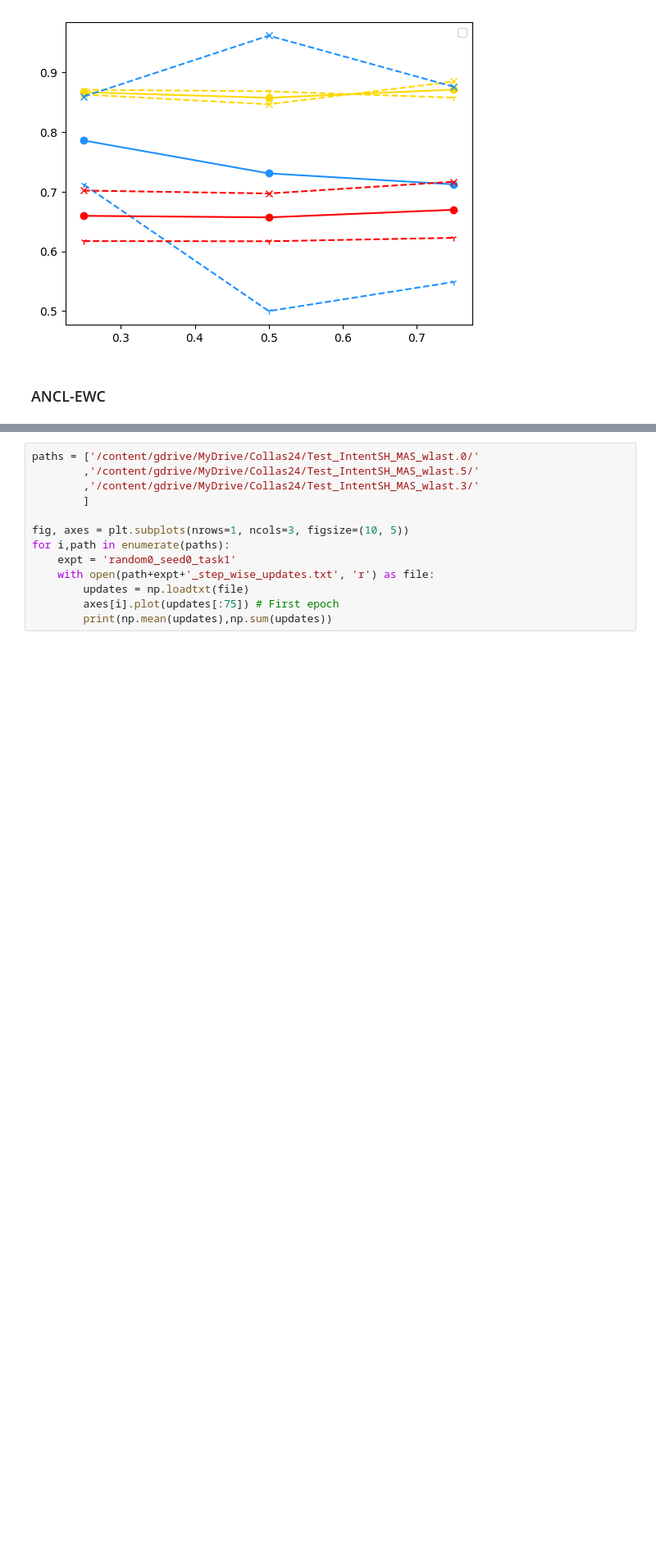
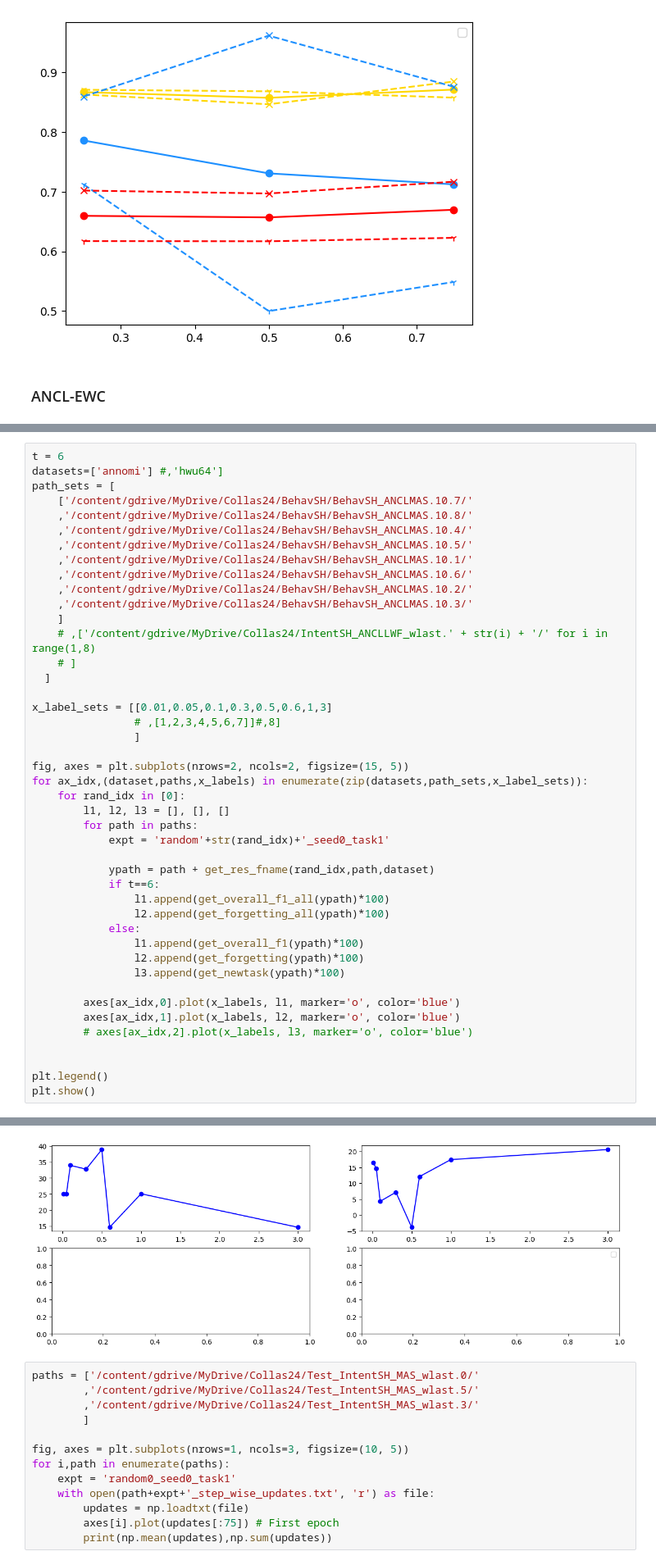
Before and after one commit to itsmemala/FABR, a Jupyter notebook: CL_Metrics.ipynb, the cells around one changed output, grey strips where cells are left out. Shown at 82% size. Drawn from its saved outputs; the diff is of its cells as text; blank space fills up the shorter version.

Commit message:
Added expts

```diff
--- a/CL_Metrics.ipynb
+++ b/CL_Metrics.ipynb
@@ -1354,0 +1355,45 @@ WARNING:matplotlib.legend:No artists with labels found to put in legend.  Note t
+# %%
+t = 6
+datasets=['annomi'] #,'hwu64']
+path_sets = [
+    ['/content/gdrive/MyDrive/Collas24/BehavSH/BehavSH_ANCLMAS.10.7/'
+    ,'/content/gdrive/MyDrive/Collas24/BehavSH/BehavSH_ANCLMAS.10.8/'
+    ,'/content/gdrive/MyDrive/Collas24/BehavSH/BehavSH_ANCLMAS.10.4/'
+    ,'/content/gdrive/MyDrive/Collas24/BehavSH/BehavSH_ANCLMAS.10.5/'
+    ,'/content/gdrive/MyDrive/Collas24/BehavSH/BehavSH_ANCLMAS.10.1/'
+    ,'/content/gdrive/MyDrive/Collas24/BehavSH/BehavSH_ANCLMAS.10.6/'
+    ,'/content/gdrive/MyDrive/Collas24/BehavSH/BehavSH_ANCLMAS.10.2/'
+    ,'/content/gdrive/MyDrive/Collas24/BehavSH/BehavSH_ANCLMAS.10.3/'
+    ]
+    # ,['/content/gdrive/MyDrive/Collas24/IntentSH_ANCLLWF_wlast.' + str(i) + '/' for i in range(1,8)
+    # ]
+  ]
+
+x_label_sets = [[0.01,0.05,0.1,0.3,0.5,0.6,1,3]
+                # ,[1,2,3,4,5,6,7]]#,8]
+                ]
+
+fig, axes = plt.subplots(nrows=2, ncols=2, figsize=(15, 5))
+for ax_idx,(dataset,paths,x_labels) in enumerate(zip(datasets,path_sets,x_label_sets)):
+    for rand_idx in [0]:
+        l1, l2, l3 = [], [], []
+        for path in paths:
+            expt = 'random'+str(rand_idx)+'_seed0_task1'
+
+            ypath = path + get_res_fname(rand_idx,path,dataset)
+            if t==6:
+                l1.append(get_overall_f1_all(ypath)*100)
+                l2.append(get_forgetting_all(ypath)*100)
+            else:
+                l1.append(get_overall_f1(ypath)*100)
+                l2.append(get_forgetting(ypath)*100)
+                l3.append(get_newtask(ypath)*100)
+
+        axes[ax_idx,0].plot(x_labels, l1, marker='o', color='blue')
+        axes[ax_idx,1].plot(x_labels, l2, marker='o', color='blue')
+        # axes[ax_idx,2].plot(x_labels, l3, marker='o', color='blue')
+
+
+plt.legend()
+plt.show()
+# %% [output]
@@ -1355,3 +1401,4 @@ WARNING:matplotlib.legend:No artists with labels found to put in legend.  Note t
+[figure, added]
 # %%
 paths = ['/content/gdrive/MyDrive/Collas24/Test_IntentSH_MAS_wlast.0/'
         ,'/content/gdrive/MyDrive/Collas24/Test_IntentSH_MAS_wlast.5/'
```
Also changed, not shown: parts of 4 cells of this notebook.
